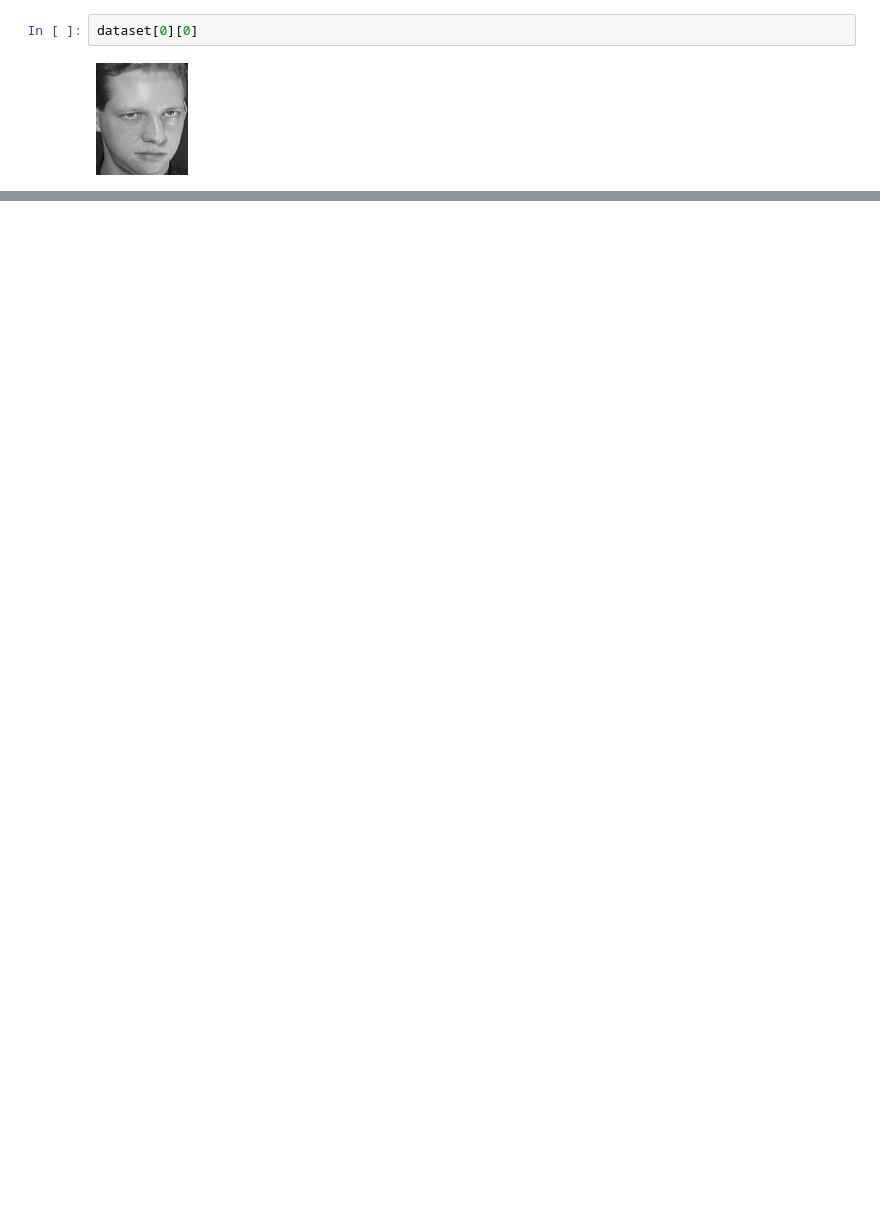
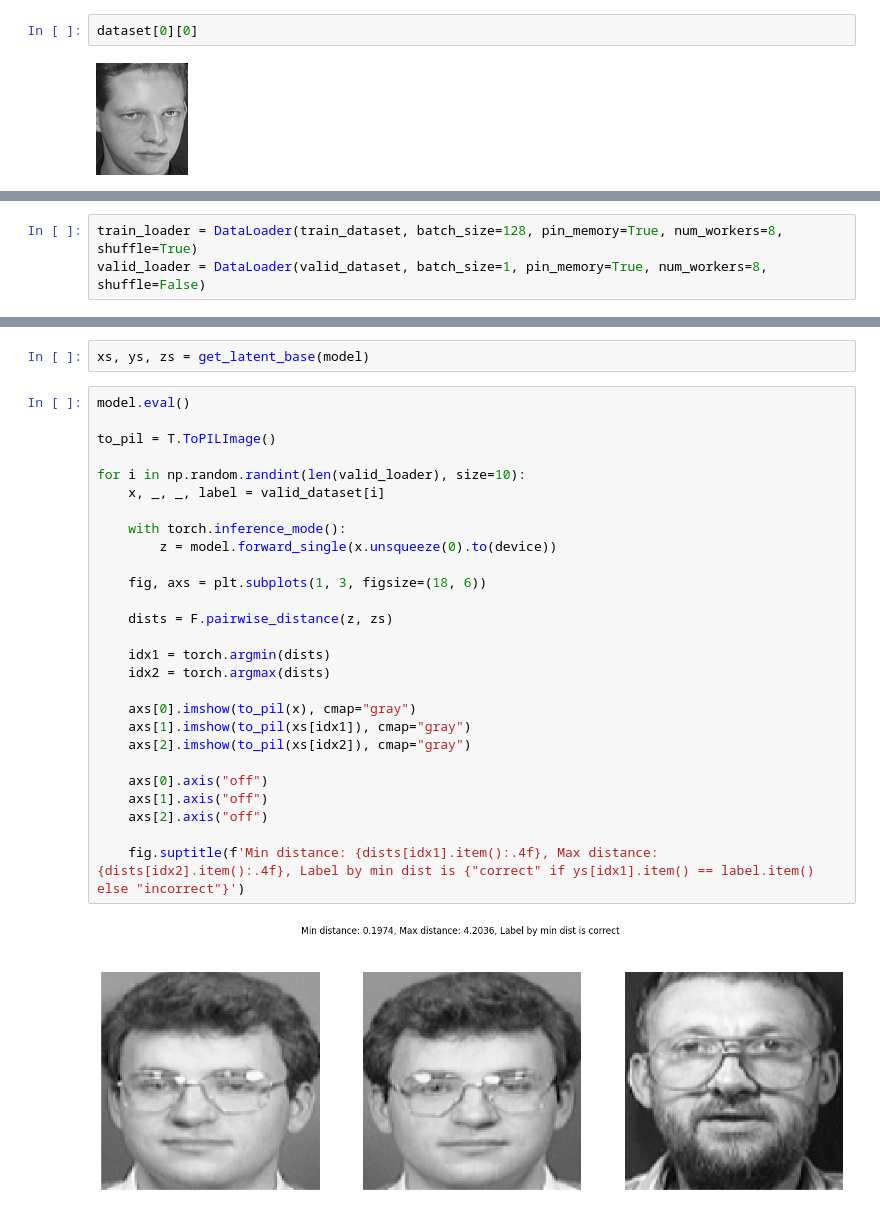
Before and after one commit to SergeBurnt/DLE_study_CV, a Jupyter notebook: face_recognition/face_recognition.ipynb, the cells around one changed output, grey strips where cells are left out. Cells and saved outputs as stored; diff of their text form; blank space fills up the shorter version.

```diff
--- a/face_recognition/face_recognition.ipynb
+++ b/face_recognition/face_recognition.ipynb
@@ -91,0 +116,3 @@ for i in np.random.randint(len(dataset), size=10):
+# %%
+train_loader = DataLoader(train_dataset, batch_size=128, pin_memory=True, num_workers=8, shuffle=True)
+valid_loader = DataLoader(valid_dataset, batch_size=1, pin_memory=True, num_workers=8, shuffle=False)
@@ -91,0 +306,31 @@ for i in np.random.randint(len(dataset), size=10):
+# %%
+xs, ys, zs = get_latent_base(model)
+# %%
+model.eval()
+
+to_pil = T.ToPILImage()
+
+for i in np.random.randint(len(valid_loader), size=10):
+    x, _, _, label = valid_dataset[i]
+
+    with torch.inference_mode():
+        z = model.forward_single(x.unsqueeze(0).to(device))
+
+    fig, axs = plt.subplots(1, 3, figsize=(18, 6))
+
+    dists = F.pairwise_distance(z, zs)
+
+    idx1 = torch.argmin(dists)
+    idx2 = torch.argmax(dists)
+
+    axs[0].imshow(to_pil(x), cmap="gray")
+    axs[1].imshow(to_pil(xs[idx1]), cmap="gray")
+    axs[2].imshow(to_pil(xs[idx2]), cmap="gray")
+
+    axs[0].axis("off")
+    axs[1].axis("off")
+    axs[2].axis("off")
+
+    fig.suptitle(f'Min distance: {dists[idx1].item():.4f}, Max distance: {dists[idx2].item():.4f}, Label by min dist is {"correct" if ys[idx1].item() == label.item() else "incorrect"}')
+# %% [output]
+[figure, added]
```
Also changed, not shown: parts of 18 cells of this notebook.
